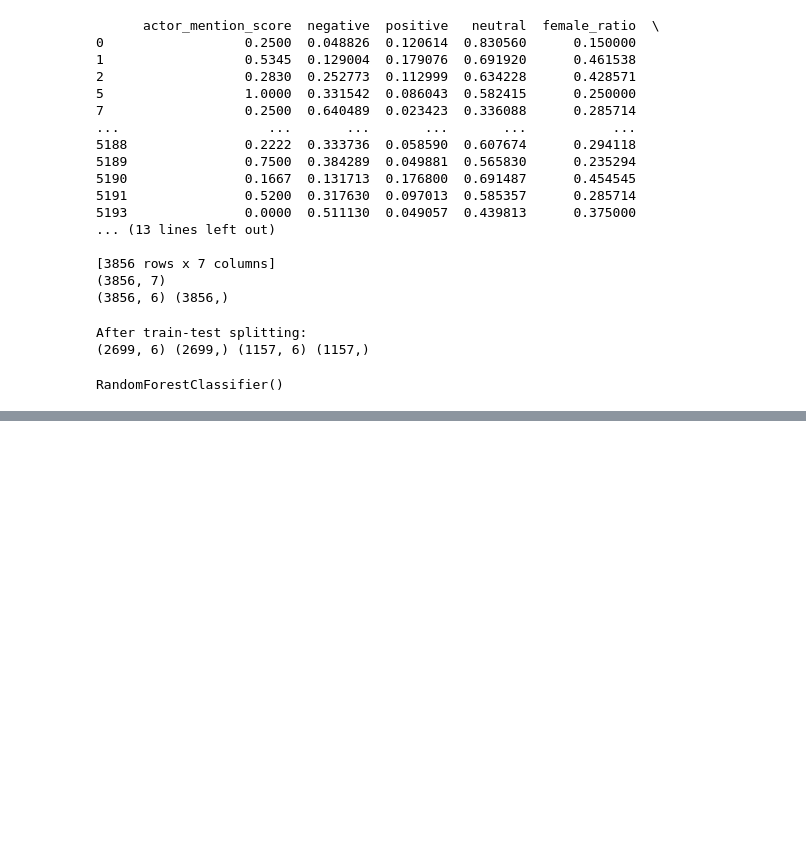
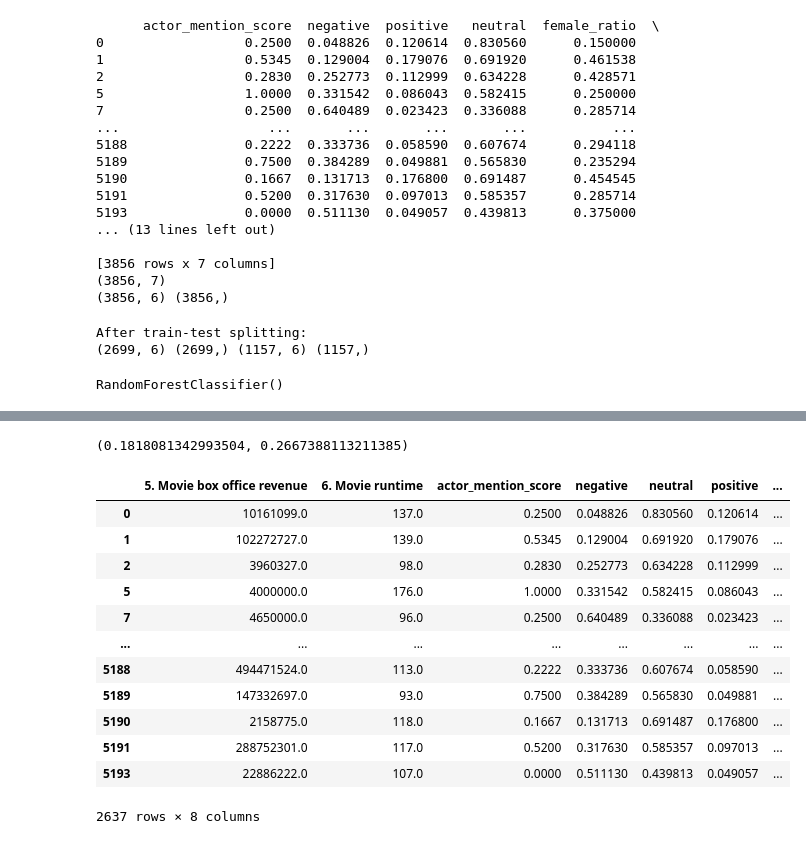
Before and after one commit to epfl-ada/ada-2023-project-pandamonium, a Jupyter notebook: bechdel_estimator.ipynb, the cells around one changed output, grey strips where cells are left out. Saved outputs shown, nothing was run; the diff lists cells and outputs as text; code cells hidden in the pictures; blank space fills up the shorter version.

Commit message:
small regression
added small regression

```diff
--- a/bechdel_estimator.ipynb
+++ b/bechdel_estimator.ipynb
@@ -129,0 +130,46 @@ Test Accuracy: 0.5393258426966292
+# %%
+from sklearn.model_selection import train_test_split
+from sklearn.preprocessing import StandardScaler
+from sklearn.linear_model import LinearRegression
+from sklearn.metrics import mean_squared_error, r2_score
+import numpy as np
+
+
+# Splitting the data into training and testing sets
+X_train, X_test, y_train, y_test = train_test_split(rf_features, rf_labels, test_size=0.2, random_state=42)
+
+# Standardizing the features
+scaler = StandardScaler()
+X_train_scaled = scaler.fit_transform(X_train)
+X_test_scaled = scaler.transform(X_test)
+
+# Training a linear regression model
+model = LinearRegression()
+model.fit(X_train_scaled, y_train)
+
+# Predicting on test data
+y_pred = model.predict(X_test_scaled)
+
+# Evaluating the model
+mse = mean_squared_error(y_test, y_pred)
+r2 = r2_score(y_test, y_pred)
+
+mse, r2
+# %% [output]
+(0.1818081342993504, 0.2667388113211385)
+# %%
+bechdel_movies
+# %% [output]
+|  | 5. Movie box office revenue | 6. Movie runtime | actor_mention_score | negative | neutral | positive | ... |
+| 0 | 10161099.0 | 137.0 | 0.2500 | 0.048826 | 0.830560 | 0.120614 | ... |
+| 1 | 102272727.0 | 139.0 | 0.5345 | 0.129004 | 0.691920 | 0.179076 | ... |
+| 2 | 3960327.0 | 98.0 | 0.2830 | 0.252773 | 0.634228 | 0.112999 | ... |
+| 5 | 4000000.0 | 176.0 | 1.0000 | 0.331542 | 0.582415 | 0.086043 | ... |
+| 7 | 4650000.0 | 96.0 | 0.2500 | 0.640489 | 0.336088 | 0.023423 | ... |
+| ... | ... | ... | ... | ... | ... | ... | ... |
+| 5188 | 494471524.0 | 113.0 | 0.2222 | 0.333736 | 0.607674 | 0.058590 | ... |
+| 5189 | 147332697.0 | 93.0 | 0.7500 | 0.384289 | 0.565830 | 0.049881 | ... |
+| 5190 | 2158775.0 | 118.0 | 0.1667 | 0.131713 | 0.691487 | 0.176800 | ... |
+| 5191 | 288752301.0 | 117.0 | 0.5200 | 0.317630 | 0.585357 | 0.097013 | ... |
+| 5193 | 22886222.0 | 107.0 | 0.0000 | 0.511130 | 0.439813 | 0.049057 | ... |
+2637 rows × 8 columns
```
Also changed, not shown: parts of 8 cells of this notebook, 5 other files.
